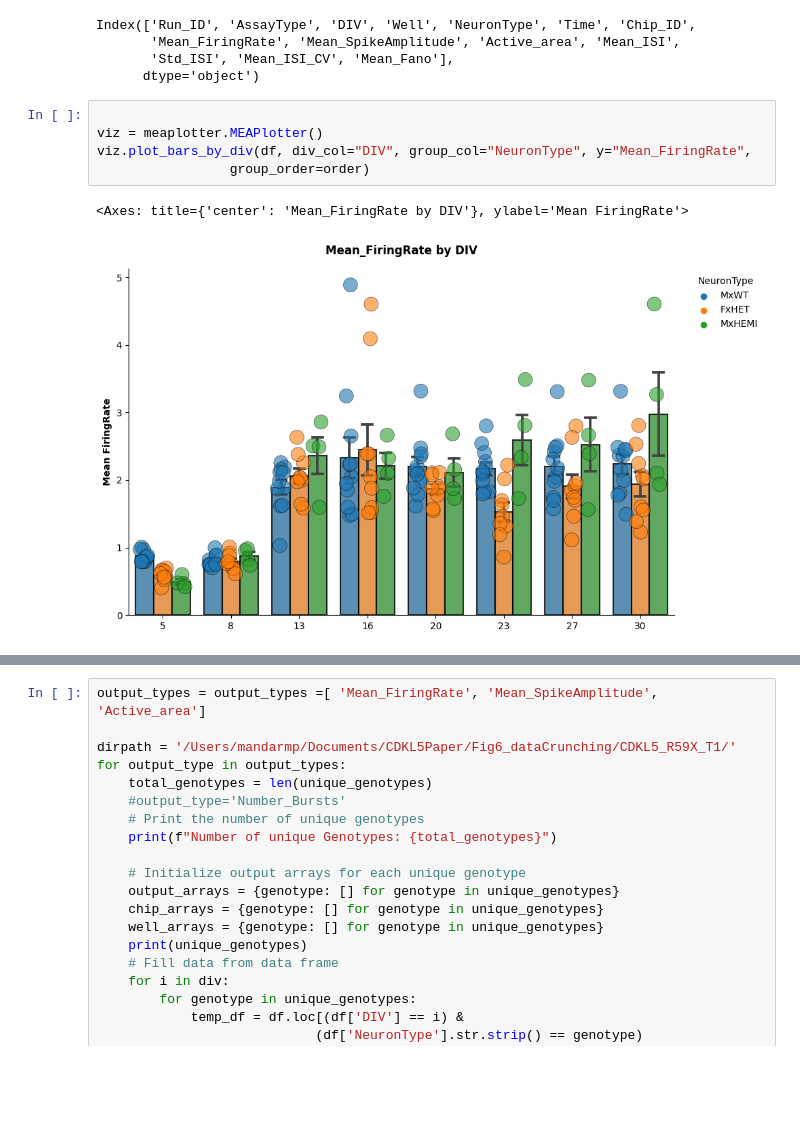
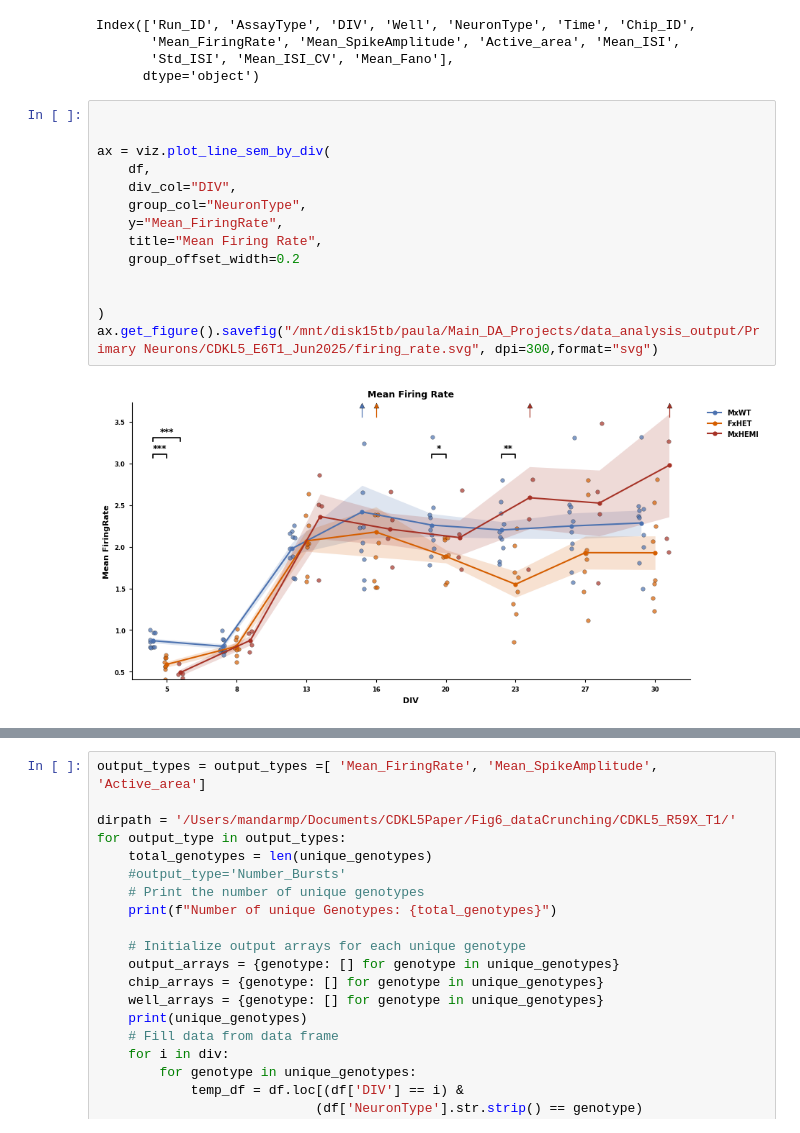
Before and after one commit to roybens/MEA_Analysis, a Jupyter notebook: NetworkAnalysis/PlottingFunctions/actiivitymetricsfigures.ipynb, the cells around one changed output, grey strips where cells are left out. Cells and saved outputs as stored; diff of their text form; blank space fills up the shorter version.

```diff
--- a/NetworkAnalysis/PlottingFunctions/actiivitymetricsfigures.ipynb
+++ b/NetworkAnalysis/PlottingFunctions/actiivitymetricsfigures.ipynb
@@ -166,11 +150,19 @@ Index(['Run_ID', 'AssayType', 'DIV', 'Well', 'NeuronType', 'Time', 'Chip_ID',
        'Mean_FiringRate', 'Mean_SpikeAmplitude', 'Active_area', 'Mean_ISI',
        'Std_ISI', 'Mean_ISI_CV', 'Mean_Fano'],
       dtype='object')
-# %%
-
-viz = meaplotter.MEAPlotter()
-viz.plot_bars_by_div(df, div_col="DIV", group_col="NeuronType", y="Mean_FiringRate",
-                 group_order=order)
-# %% [output]
-<Axes: title={'center': 'Mean_FiringRate by DIV'}, ylabel='Mean FiringRate'>
-[figure, removed]
+# %%
+
+
+ax = viz.plot_line_sem_by_div(
+    df,
+    div_col="DIV",
+    group_col="NeuronType",
+    y="Mean_FiringRate",
+    title="Mean Firing Rate",
+    group_offset_width=0.2
+
+
+)
+ax.get_figure().savefig("/mnt/disk15tb/paula/Main_DA_Projects/data_analysis_output/Primary Neurons/CDKL5_E6T1_Jun2025/firing_rate.svg", dpi=300,format="svg")
+# %% [output]
+[figure, added]
```
Also changed, not shown: parts of 8 cells of this notebook, 1 other file.
